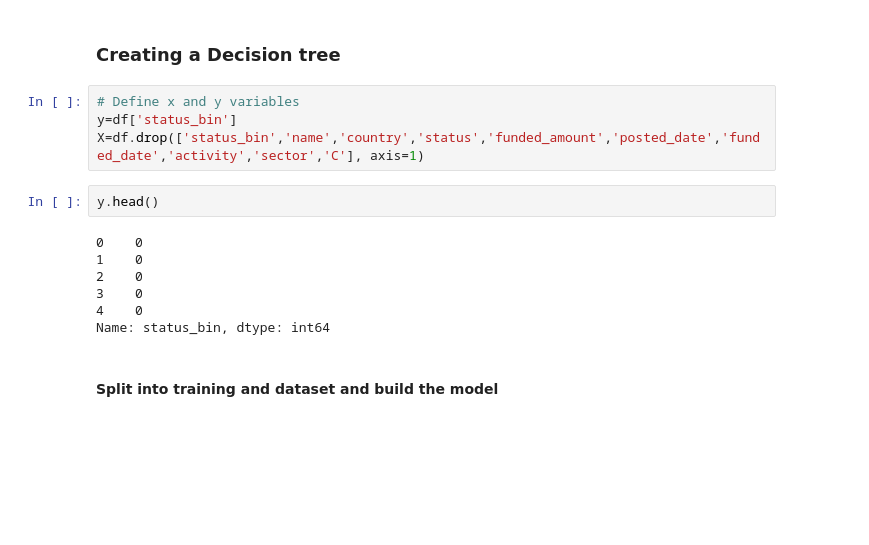
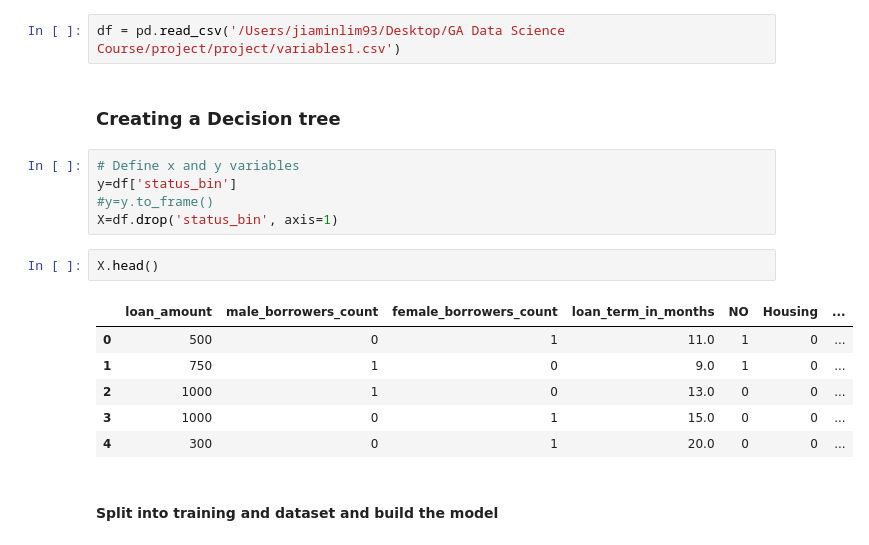
Before and after one commit to nimaij/project, a Jupyter notebook: Decision tree - Funded vs. Expired.ipynb, the cells around one changed output. Saved outputs shown, nothing was run; the diff lists cells and outputs as text; blank space fills up the shorter version.

```diff
--- a/Decision tree - Funded vs. Expired.ipynb
+++ b/Decision tree - Funded vs. Expired.ipynb
@@ -96,18 +18,21 @@ dtype: int64
+# %%
+df = pd.read_csv('/Users/jiaminlim93/Desktop/GA Data Science Course/project/project/variables1.csv')
 # %% [markdown]
 ### Creating a Decision tree
 # %%
 # Define x and y variables
 y=df['status_bin']
-X=df.drop(['status_bin','name','country','status','funded_amount','posted_date','funded_date','activity','sector','C'], axis=1)
+#y=y.to_frame()
+X=df.drop('status_bin', axis=1)
 # %%
-y.head()
+X.head()
 # %% [output]
-0    0
-1    0
-2    0
-3    0
-4    0
-Name: status_bin, dtype: int64
+|  | loan_amount | male_borrowers_count | female_borrowers_count | loan_term_in_months | NO | Housing | ... |
+| 0 | 500 | 0 | 1 | 11.0 | 1 | 0 | ... |
+| 1 | 750 | 1 | 0 | 9.0 | 1 | 0 | ... |
+| 2 | 1000 | 1 | 0 | 13.0 | 0 | 0 | ... |
+| 3 | 1000 | 0 | 1 | 15.0 | 0 | 0 | ... |
+| 4 | 300 | 0 | 1 | 20.0 | 0 | 0 | ... |
 # %% [markdown]
 #### Split into training and dataset and build the model
 # %%
```
Also changed, not shown: parts of 23 cells of this notebook, 16 other files.
